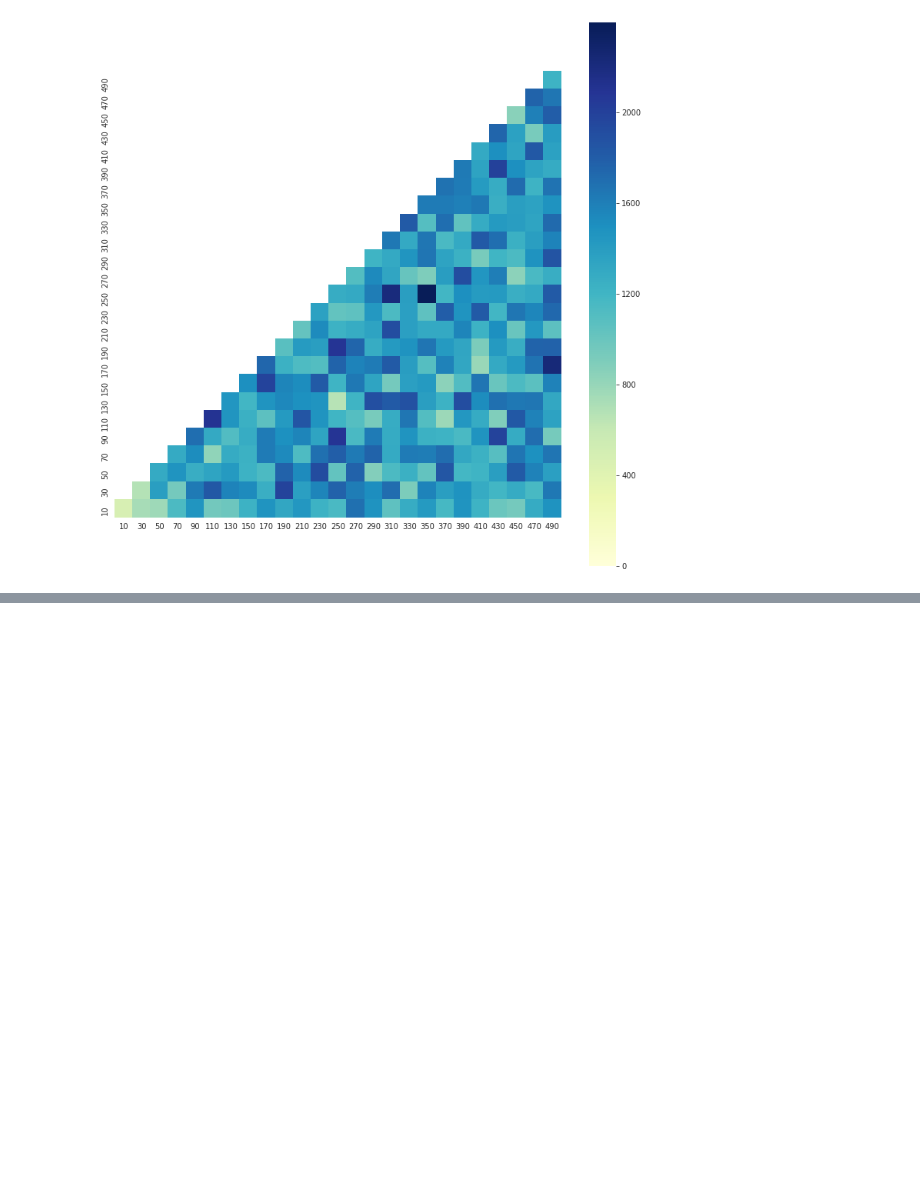
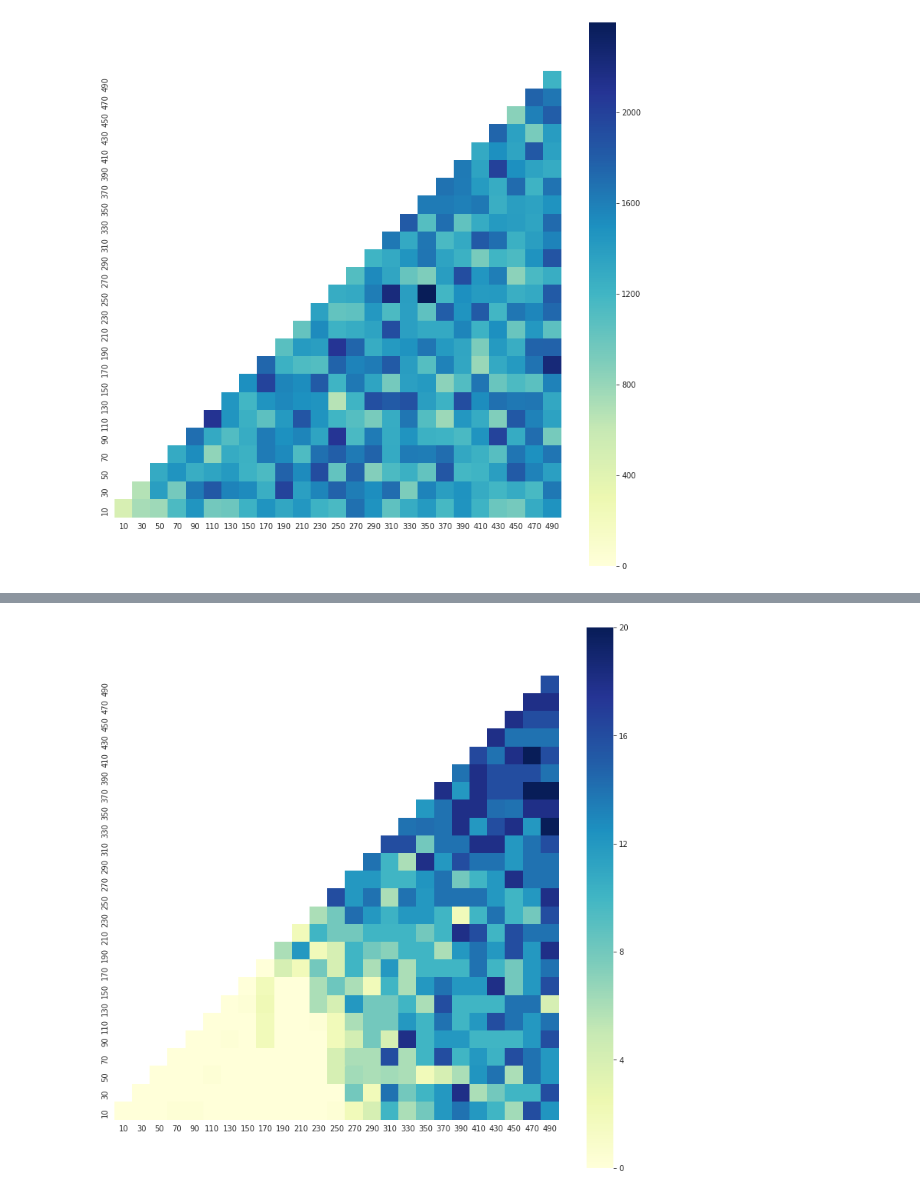
Before and after one commit to huajian1069/non-convex-optimisation, a Jupyter notebook: week 10.ipynb, the cells around one changed output, grey strips where cells are left out. Cells and saved outputs as stored; diff of their text form; code cells hidden in the pictures; blank space fills up the shorter version.

```diff
--- a/week 10.ipynb
+++ b/week 10.ipynb
@@ -243,0 +227,4 @@ data = exps.do()
+# %%
+exps2.analyser.plot_hotmap_cost()
+# %% [output]
+[figure, added]
```
Also changed, not shown: parts of 43 cells of this notebook, 19 other files.
